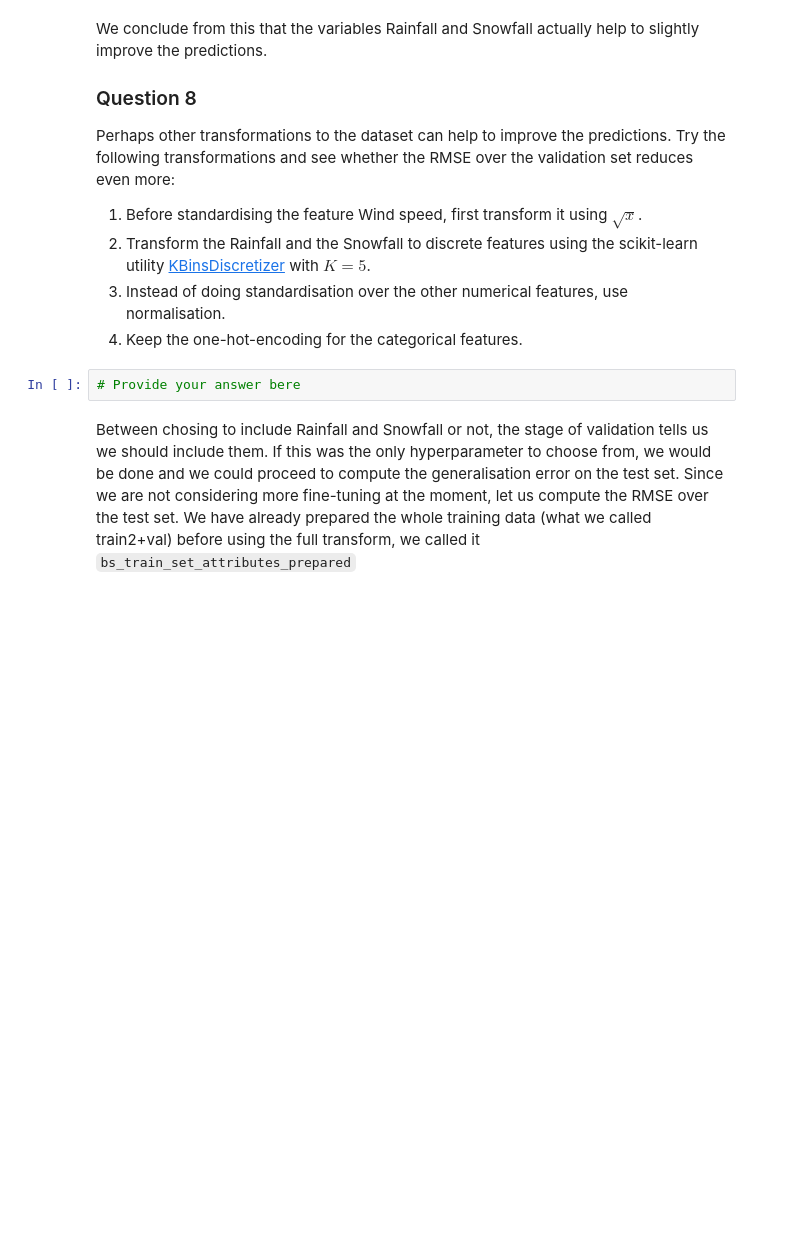
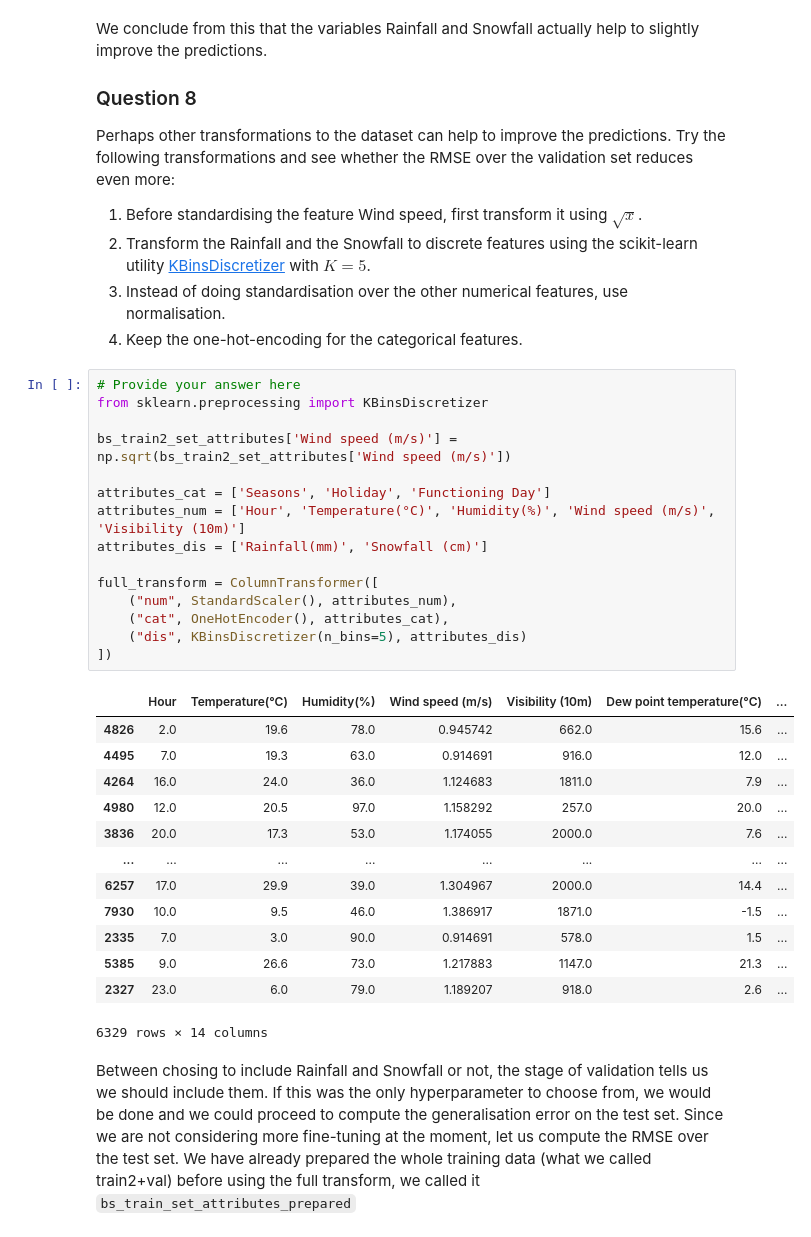
Before and after one commit to mohummudh/comp61011, a Jupyter notebook: Labs/Lab 1 - End-to-end project in ML.ipynb, the cells around one changed output. Cells and saved outputs as stored; diff of their text form; blank space fills up the shorter version.

```diff
--- a/Labs/Lab 1 - End-to-end project in ML.ipynb
+++ b/Labs/Lab 1 - End-to-end project in ML.ipynb
@@ -596,8 +608,35 @@ Perhaps other transformations to the dataset can help to improve the predictions
 2. Transform the Rainfall and the Snowfall to discrete features using the scikit-learn utility [KBinsDiscretizer](https://scikit-learn.org/stable/modules/generated/sklearn.preprocessing.KBinsDiscretizer.html#sklearn.preprocessing.KBinsDiscretizer) with $K=5$.
 3. Instead of doing standardisation over the other numerical features, use normalisation.
 4. Keep the one-hot-encoding for the categorical features.
-# %%
-# Provide your answer bere
+# %%
+# Provide your answer here
+from sklearn.preprocessing import KBinsDiscretizer
+
+bs_train2_set_attributes['Wind speed (m/s)'] = np.sqrt(bs_train2_set_attributes['Wind speed (m/s)'])
+
+attributes_cat = ['Seasons', 'Holiday', 'Functioning Day']
+attributes_num = ['Hour', 'Temperature(°C)', 'Humidity(%)', 'Wind speed (m/s)', 'Visibility (10m)']
+attributes_dis = ['Rainfall(mm)', 'Snowfall (cm)']
+
+full_transform = ColumnTransformer([
+    ("num", StandardScaler(), attributes_num),
+    ("cat", OneHotEncoder(), attributes_cat),
+    ("dis", KBinsDiscretizer(n_bins=5), attributes_dis)
+])
+# %% [output]
+|  | Hour | Temperature(°C) | Humidity(%) | Wind speed (m/s) | Visibility (10m) | Dew point temperature(°C) | ... |
+| 4826 | 2.0 | 19.6 | 78.0 | 0.945742 | 662.0 | 15.6 | ... |
+| 4495 | 7.0 | 19.3 | 63.0 | 0.914691 | 916.0 | 12.0 | ... |
+| 4264 | 16.0 | 24.0 | 36.0 | 1.124683 | 1811.0 | 7.9 | ... |
+| 4980 | 12.0 | 20.5 | 97.0 | 1.158292 | 257.0 | 20.0 | ... |
+| 3836 | 20.0 | 17.3 | 53.0 | 1.174055 | 2000.0 | 7.6 | ... |
+| ... | ... | ... | ... | ... | ... | ... | ... |
+| 6257 | 17.0 | 29.9 | 39.0 | 1.304967 | 2000.0 | 14.4 | ... |
+| 7930 | 10.0 | 9.5 | 46.0 | 1.386917 | 1871.0 | -1.5 | ... |
+| 2335 | 7.0 | 3.0 | 90.0 | 0.914691 | 578.0 | 1.5 | ... |
+| 5385 | 9.0 | 26.6 | 73.0 | 1.217883 | 1147.0 | 21.3 | ... |
+| 2327 | 23.0 | 6.0 | 79.0 | 1.189207 | 918.0 | 2.6 | ... |
+6329 rows × 14 columns
 # %% [markdown]
 Between chosing to include Rainfall and Snowfall or not, the stage of validation tells us we should include them. If this was the only hyperparameter to choose from, we would be done and we could proceed to compute the generalisation error on the test set. Since we are not considering more fine-tuning at the moment, let us compute the RMSE over the test set. We have already prepared the whole training data (what we called train2+val) before using the full transform, we called it `bs_train_set_attributes_prepared`
 # %%
```
Also changed, not shown: parts of 9 cells of this notebook.
